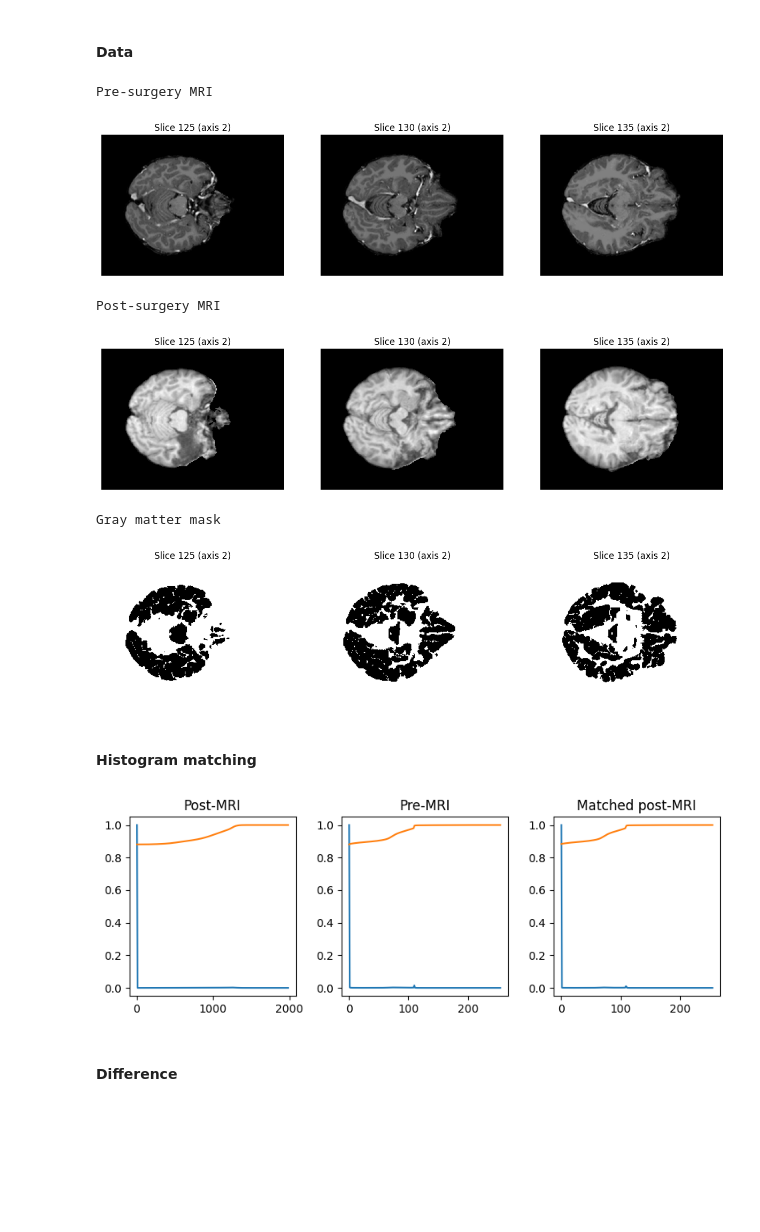
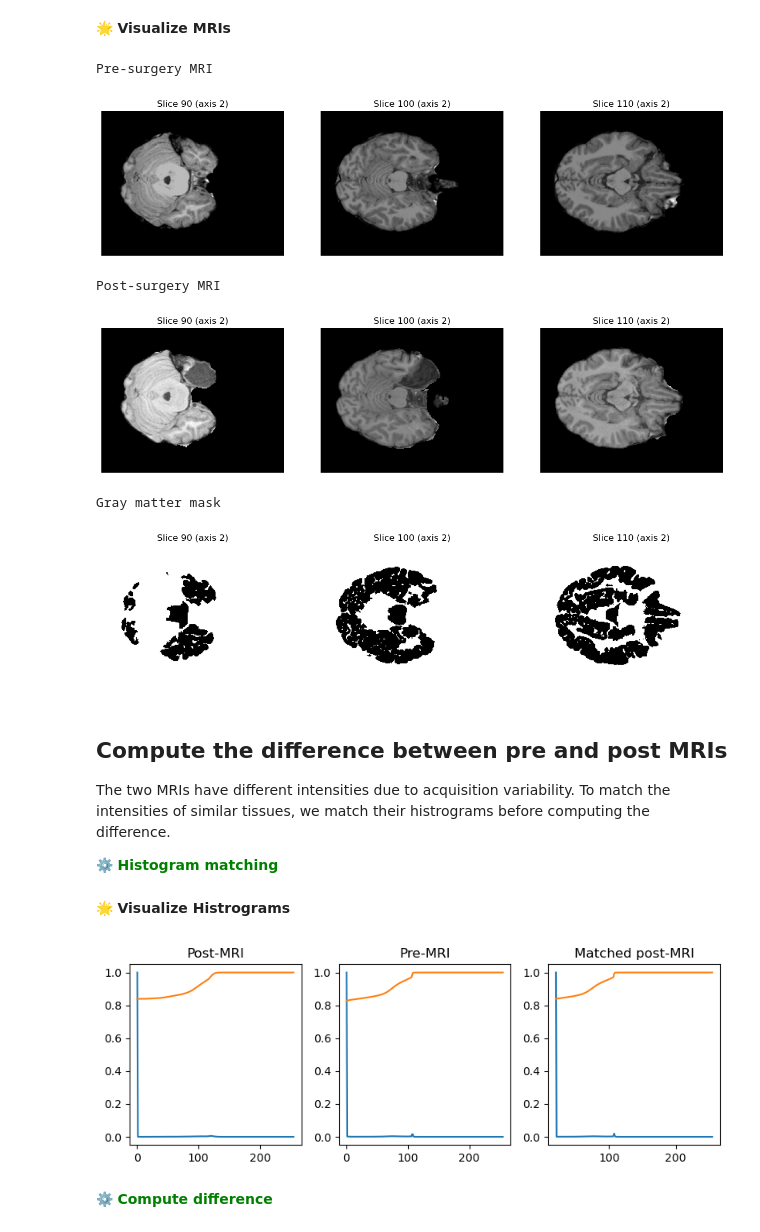
Before and after one commit to NinoHerve/mindmap, a Jupyter notebook: others/resection_segmentation.ipynb, the cells around one changed output. Cells and saved outputs as stored; diff of their text form; code cells hidden in the pictures; blank space fills up the shorter version.

```diff
--- a/others/resection_segmentation.ipynb
+++ b/others/resection_segmentation.ipynb
@@ -30,2 +19,0 @@ fname_npost = mm_dir/sub/"resec"/f"{sub}_hm-post.nii.gz"
-# %% [markdown]
-#### Data
@@ -38,20 +20,44 @@ gm_mask = parc.create_mask()
+# %%
+# configuration
+env    = mm.io.read_config("../configurations/spike.yml")
+mm_dir = Path(env["MM_DIR"])
+ds_dir = Path(env["DS_DIR"])
+
+sub = "sub-pat10"       # select a subject
+
+# data
+data = mm.io.read_dataset(sub, "mri", "mri_post", "parc")
+
+# output files (for freeview visualization)
+fname_resec = mm_dir/sub/"resec"/f"{sub}_resection-mask.nii.gz"
+fname_diff  = mm_dir/sub/"resec"/f"{sub}_prepost-diff.mask.nii.gz"
+fname_npre  = mm_dir/sub/"resec"/f"{sub}_hm-pre.nii.gz"
+fname_npost = mm_dir/sub/"resec"/f"{sub}_hm-post.nii.gz"
+
+# features
+ksize_opening = 3       # kernel size for opening operation
+ksize_closing = 3       # kernal size for closing operation
+
+mri_pre  = data["mri"].get_fdata()
+mri_post = data["mri_post"].get_fdata()
+gm_mask  = data["parc"].create_mask()
+# %% [markdown]
+🌟 **Visualize MRIs**
 # %%
-slices = [125, 130, 135]
+slices = [90, 100, 110]
 
 print("Pre-surgery MRI")
-mm.viz.show_slices(mri_pre, slices)
+mm.viz.show_slices(data["mri"], slices)
 
 print("Post-surgery MRI")
-mm.viz.show_slices(mri_post, slices)
+mm.viz.show_slices(data["mri_post"], slices)
 
 print("Gray matter mask")
 mm.viz.show_slices(gm_mask, slices, cmap="binary")
 # %% [output]
 Pre-surgery MRI
-[figure, old version]
+[figure, new version]
 Post-surgery MRI
-[figure, old version]
+[figure, new version]
 Gray matter mask
-[figure, old version]
+[figure, new version]
-# %% [markdown]
-#### Histogram matching
@@ -59,0 +64,6 @@ matched_mri_post = exposure.match_histograms(mri_post.get_fdata(), mri_pre.get_f
+# %% [markdown]
+## Compute the difference between pre and post MRIs
+
+The two MRIs have different intensities due to acquisition variability. To match the intensities of similar tissues, we match their histrograms before computing the difference. <br>
+
+⚙️ <font color=green>**Histogram matching**</font>
@@ -60,8 +77,10 @@ matched_mri_post = exposure.match_histograms(mri_post.get_fdata(), mri_pre.get_f
+# %% [markdown]
+🌟 **Visualize Histrograms**
 # %%
 # visualization of Histograms
 fig, axes = plt.subplots(nrows=1, ncols=3, figsize=(8,3))
 
-for i, img in enumerate((mri_post.get_fdata(), mri_pre.get_fdata(), matched_mri_post)):
+for i, img in enumerate((mri_post, mri_pre, matched_mri_post)):
     img_hist, bins = exposure.histogram(img)
     axes[i].plot(bins, img_hist / img_hist.max())
     img_cdf, bins = exposure.cumulative_distribution(img)
@@ -74,7 +93,7 @@ axes[2].set_title("Matched post-MRI")
 plt.tight_layout()
 plt.show()
 # %% [output]
-[figure, old version]
+[figure, new version]
-# %% [markdown]
-#### Difference
+# %% [markdown]
+⚙️ <font color=green>**Compute difference**</font>
 # %%
```
Also changed, not shown: parts of 24 cells of this notebook, 33 other files.
